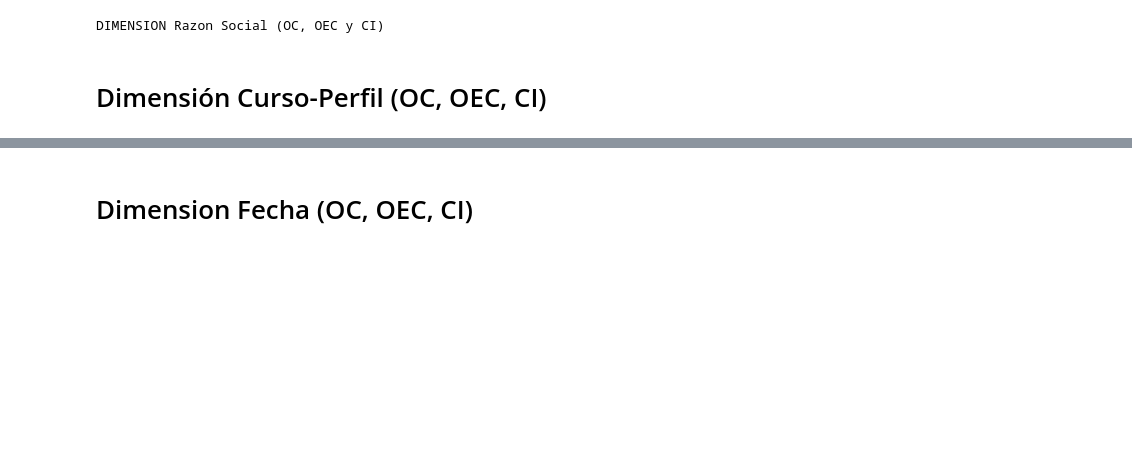
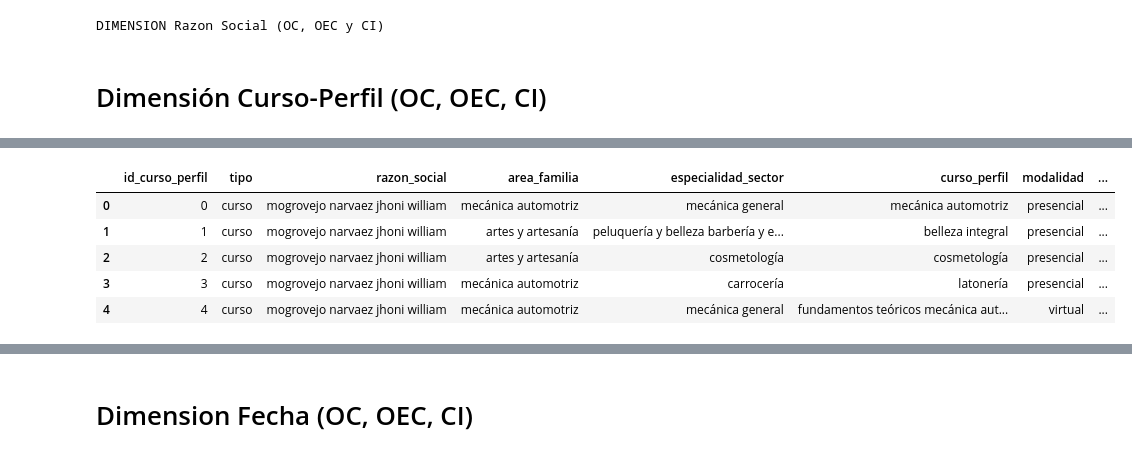
Before and after one commit to Herziox/Data-Mining-System-SETEC, a Jupyter notebook: 3_data_preprocesing_module/Data_PreProcesing-Cursos_Perfiles.ipynb, the cells around one changed output, grey strips where cells are left out. Saved outputs shown, nothing was run; the diff lists cells and outputs as text; code cells hidden in the pictures; blank space fills up the shorter version.

```diff
--- a/3_data_preprocesing_module/Data_PreProcesing-Cursos_Perfiles.ipynb
+++ b/3_data_preprocesing_module/Data_PreProcesing-Cursos_Perfiles.ipynb
@@ -572,0 +590,9 @@ df_curso_perfil = df_curso_perfil.rename_axis('id_curso_perfil').reset_index().a
+# %%
+df_curso_perfil.head()
+# %% [output]
+|  | id_curso_perfil | tipo | razon_social | area_familia | especialidad_sector | curso_perfil | modalidad | ... |
+| 0 | 0 | curso | mogrovejo narvaez jhoni william | mecánica automotriz | mecánica general | mecánica automotriz | presencial | ... |
+| 1 | 1 | curso | mogrovejo narvaez jhoni william | artes y artesanía | peluquería y belleza barbería y e... | belleza integral | presencial | ... |
+| 2 | 2 | curso | mogrovejo narvaez jhoni william | artes y artesanía | cosmetología | cosmetología | presencial | ... |
+| 3 | 3 | curso | mogrovejo narvaez jhoni william | mecánica automotriz | carrocería | latonería | presencial | ... |
+| 4 | 4 | curso | mogrovejo narvaez jhoni william | mecánica automotriz | mecánica general | fundamentos teóricos mecánica aut... | virtual | ... |
```
Also changed, not shown: parts of 16 cells of this notebook, 4 other files.
